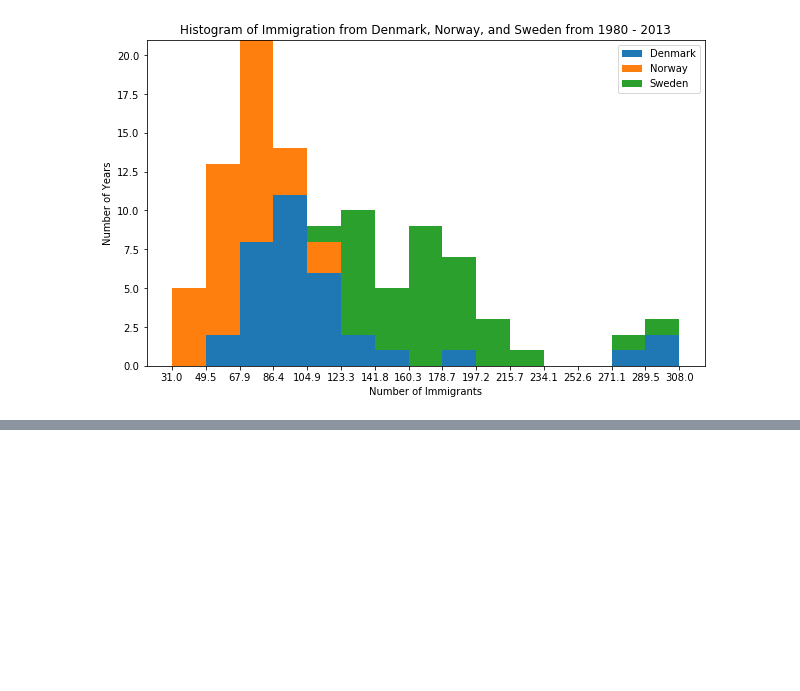
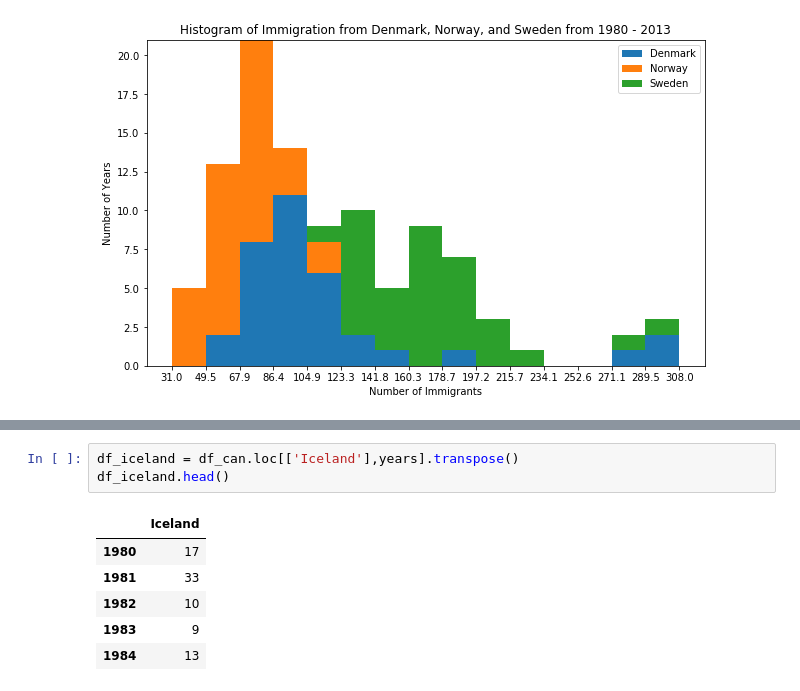
Before and after one commit to aitezazakhtar/Visualization-using-BasicTools, a Jupyter notebook: visualize-area-histo-barPlots.ipynb, the cells around one changed output, grey strips where cells are left out. Drawn from its saved outputs; the diff is of its cells as text; blank space fills up the shorter version.

```diff
--- a/visualize-area-histo-barPlots.ipynb
+++ b/visualize-area-histo-barPlots.ipynb
@@ -186,0 +172,10 @@ Text(0.5, 0, 'Number of Immigrants')
+# %%
+df_iceland = df_can.loc[['Iceland'],years].transpose()
+df_iceland.head()
+# %% [output]
+|  | Iceland |
+| 1980 | 17 |
+| 1981 | 33 |
+| 1982 | 10 |
+| 1983 | 9 |
+| 1984 | 13 |
```
Also changed, not shown: parts of 5 cells of this notebook.
